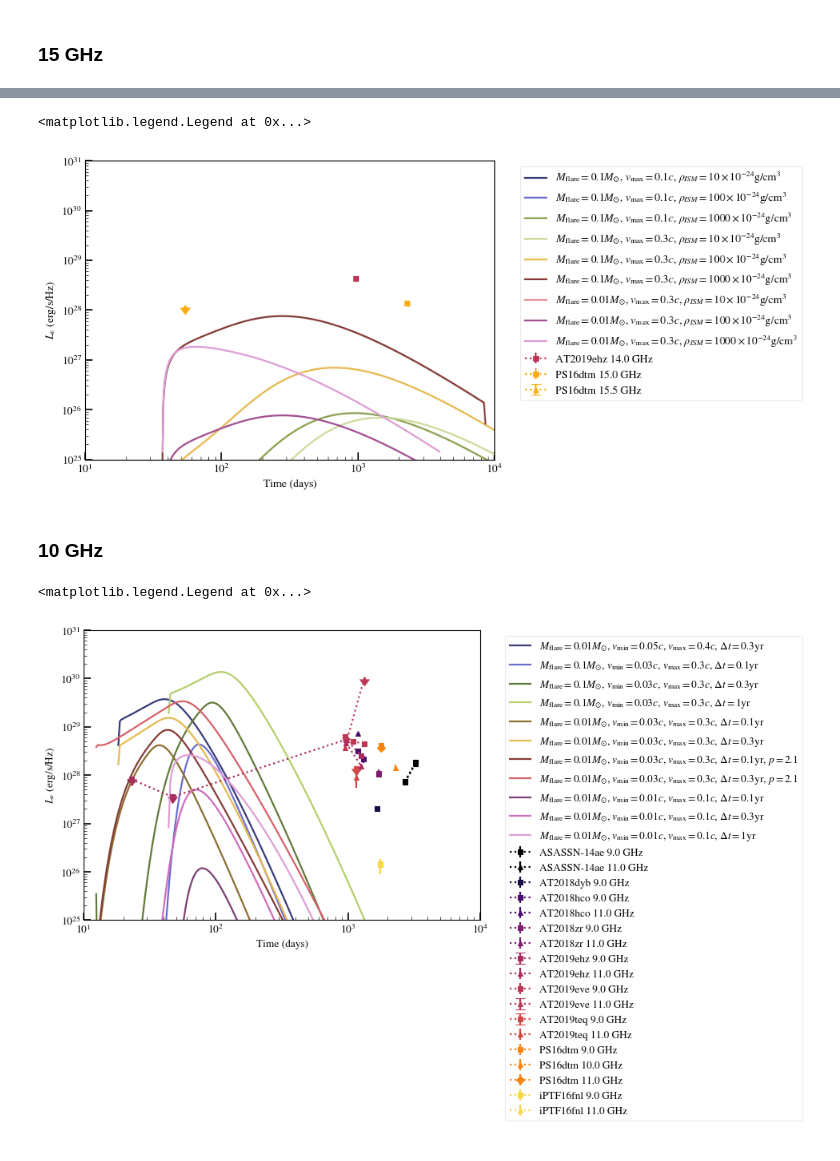
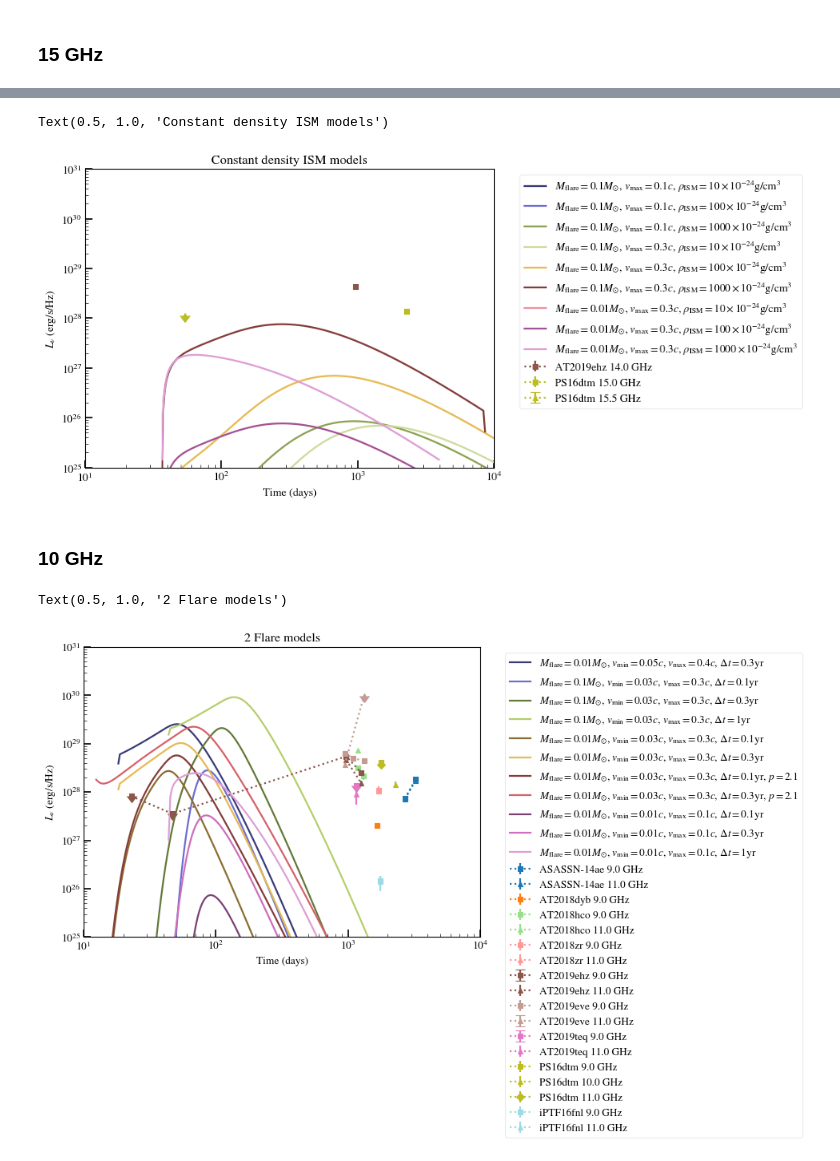
Before and after one commit to samanthacwu/Radio_Forward_Modeling, a Jupyter notebook: compare_to_data.ipynb, the cells around one changed output, grey strips where cells are left out. Drawn from its saved outputs; the diff is of its cells as text; code cells hidden in the pictures.

```diff
--- a/compare_to_data.ipynb
+++ b/compare_to_data.ipynb
@@ -511,7 +515,7 @@ plt.legend()
 - this is only approximate. Cendes (2024) likely integrate the SED.
 # %%
 fig,ax = plt.subplots(figsize=(8, 6))
-colors_array = plt.cm.inferno(np.linspace(0, 1, len(dict_events.keys())))
+colors_array = plt.cm.tab20(np.linspace(0, 1, len(dict_events.keys())))
 for event,color in zip(dict_events.keys(), colors_array):
     # if event != 'ASASSN-14ae':
     #     continue
@@ -558,6 +562,6 @@ plt.legend()
 # %%
 fig,ax = plt.subplots(figsize=(8, 6))
-colors_array = plt.cm.inferno(np.linspace(0, 1, len(dict_events.keys())))
+colors_array = plt.cm.tab20(np.linspace(0, 1, len(dict_events.keys())))
 for event,color in zip(dict_events.keys(), colors_array):
     # if event != 'ASASSN-14ae':
     #     continue
@@ -748,7 +752,7 @@ Text(0.5, 1.0, '15 GHz')
 ### 15 GHz
 # %%
 fig,ax = plt.subplots(figsize=(8, 6))
-colors_array = plt.cm.inferno(np.linspace(0, 1, len(dict_events.keys())))
+colors_array = plt.cm.tab20(np.linspace(0, 1, len(dict_events.keys())))
 for event,color in zip(dict_events.keys(), colors_array):
     # if event != 'ASASSN-14ae':
     #     continue
@@ -810,4 +814,5 @@ ax.set_ylim(1e25,1e31)
 ax.set_xlabel('Time (days)')
 ax.set_ylabel(r'$L_{\nu}$ (erg/s/Hz)')
 plt.legend(bbox_to_anchor=(1.05, 1), loc='upper left')
+plt.title('2 Flare models')
 # %% [output]
@@ -816,6 +889,6 @@ plt.legend(bbox_to_anchor=(1.05, 1), loc='upper left')
 # %%
 fig,ax = plt.subplots(figsize=(8, 6))
-colors_array = plt.cm.inferno(np.linspace(0, 1, len(dict_events.keys())))
+colors_array = plt.cm.tab20(np.linspace(0, 1, len(dict_events.keys())))
 for event,color in zip(dict_events.keys(), colors_array):
     # if event != 'ASASSN-14ae':
     #     continue
@@ -873,14 +946,15 @@ ax.set_ylim(1e25,1e31)
 ax.set_xlabel('Time (days)')
 ax.set_ylabel(r'$L_{\nu}$ (erg/s/Hz)')
 plt.legend(bbox_to_anchor=(1.05, 1), loc='upper left')
+plt.title('Constant density ISM models')
 # %% [output]
-<matplotlib.legend.Legend at 0x...>
+Text(0.5, 1.0, 'Constant density ISM models')
-[figure, old version]
+[figure, new version]
 # %% [markdown]
 ### 10 GHz
 # %%
 fig,ax = plt.subplots(figsize=(8, 6))
-colors_array = plt.cm.inferno(np.linspace(0, 0.9, len(dict_events.keys())))
+colors_array = plt.cm.tab20(np.linspace(0, 1, len(dict_events.keys())))
 for event,color in zip(dict_events.keys(), colors_array):
     # if event != 'ASASSN-14ae':
     #     continue
@@ -915,33 +989,34 @@ for event,color in zip(dict_events.keys(), colors_array):
                     ms=6, color=color, label=f'{event} {freq} GHz',linestyle=':')
                 # unique=False
 
 
 
 colors_array = plt.cm.tab20b(np.linspace(0, 1, len(datadir_2flares_list)))
 
 for i,datadir in enumerate(datadir_2flares_list):
 
     flare1_dict = {}
     flare2_dict = {}
 
     flare1_dict['Lnu_3GHz'] = np.load(datadir+'/flare1/'+'Lnu_3.00GHz_sparse_Te_1.0E+04.npz')
     flare2_dict['Lnu_3GHz'] = np.load(datadir+'/flare2/'+'Lnu_3.00GHz_sparse_Te_1.0E+04.npz')
 
     flare1_dict['Lnu_10GHz'] = np.load(datadir+'/flare1/'+'Lnu_10.00GHz_sparse_Te_1.0E+04.npz')
     flare2_dict['Lnu_10GHz'] = np.load(datadir+'/flare2/'+'Lnu_10.00GHz_sparse_Te_1.0E+04.npz')
 
     flare1_dict['Lnu_15GHz'] = np.load(datadir+'/flare1/'+'Lnu_15.00GHz_sparse_Te_1.0E+04.npz')
     flare2_dict['Lnu_15GHz'] = np.load(datadir+'/flare2/'+'Lnu_15.00GHz_sparse_Te_1.0E+04.npz')
 
-    ax.plot(flare1_dict['Lnu_15GHz']['times_yr']*365.25,(flare1_dict['Lnu_15GHz']['Lnu_abs_atfreq']+flare2_dict['Lnu_15GHz']['Lnu_abs_atfreq']),color=colors_array[i],label=names_2flares_list[i])
+    ax.plot(flare1_dict['Lnu_10GHz']['times_yr']*365.25,(flare1_dict['Lnu_10GHz']['Lnu_abs_atfreq']+flare2_dict['Lnu_10GHz']['Lnu_abs_atfreq']),color=colors_array[i],label=names_2flares_list[i])
 
 ax.set_xscale('log')
 ax.set_yscale('log')
 ax.set_xlim(10,1e4)
 ax.set_ylim(1e25,1e31)
 ax.set_xlabel('Time (days)')
 ax.set_ylabel(r'$L_{\nu}$ (erg/s/Hz)')
 plt.legend(bbox_to_anchor=(1.05, 1), loc='upper left')
+plt.title('2 Flare models')
 # %% [output]
-<matplotlib.legend.Legend at 0x...>
+Text(0.5, 1.0, '2 Flare models')
-[figure, old version]
+[figure, new version]
```
Also changed, not shown: parts of 18 cells of this notebook.
